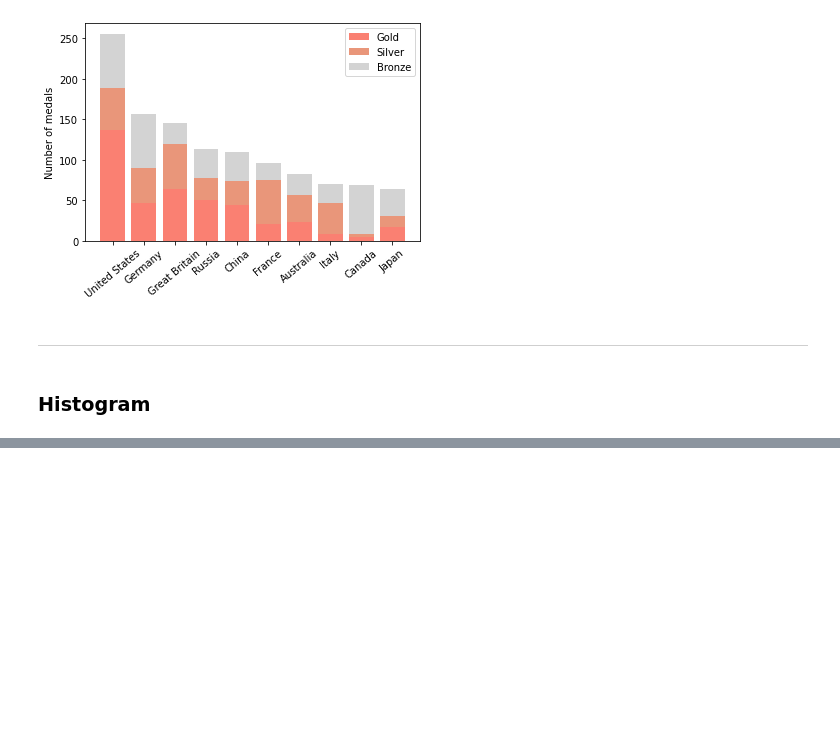
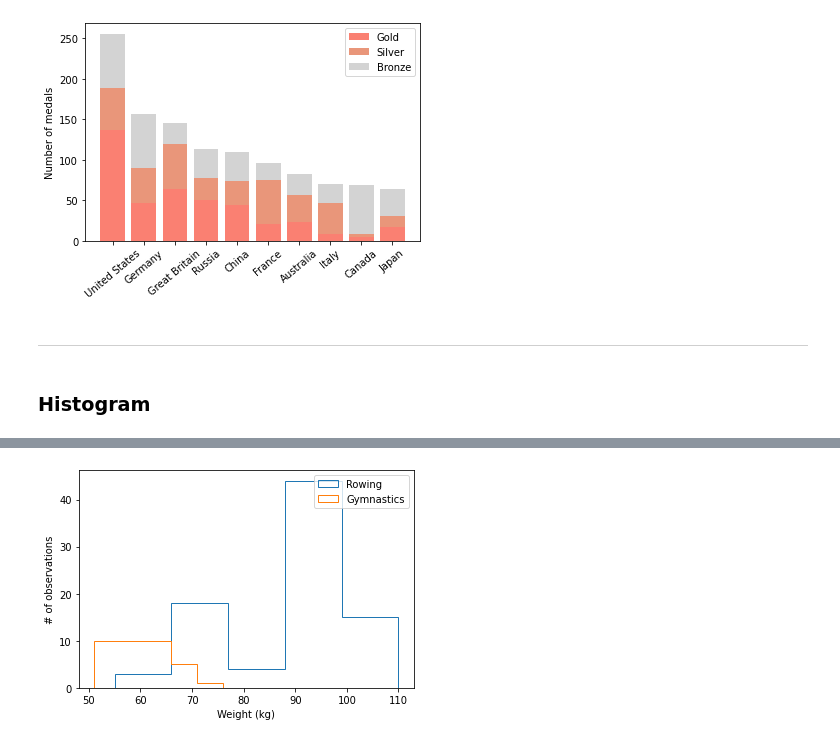
Before and after one commit to ishtiakrongon/Datacamp-Introduction_to_Data_Visualization_with_Matplotlib, a Jupyter notebook: Introduction to matplotlib.ipynb, the cells around one changed output, grey strips where cells are left out. Cells and saved outputs as stored; diff of their text form; code cells hidden in the pictures; blank space fills up the shorter version.

```diff
--- a/Introduction to matplotlib.ipynb
+++ b/Introduction to matplotlib.ipynb
@@ -308,3 +308,7 @@ plt.show()
 ---
 # %% [markdown]
 ### Histogram
+# %%
+summer = pd.read_csv("D:/git_repositories/Datacamp-Introduction_to_Data_Visualization_with_Matplotlib/Datasets/summer2016.csv", index_col = 0)
+# %%
+mens_rowing = summer.loc[:,["Height", "Weight", "Age", "Sex", "Sport"]].query('Sex == "M" and Sport == "Rowing"')
@@ -310,0 +324,2 @@ plt.show()
+# %%
+mens_gymnastics = summer.loc[:,["Height", "Weight", "Age", "Sex", "Sport"]].query('Sex == "M" and Sport == "Gymnastics"')
@@ -325,0 +352,18 @@ plt.show()
+# %%
+fig, ax = plt.subplots()
+
+# Plot a histogram of "Weight" for mens_rowing
+
+ax.hist(mens_rowing["Weight"], label = "Rowing", histtype = "step", bins = 5)
+
+# Compare to histogram of "Weight" for mens_gymnastics
+ax.hist(mens_gymnastics["Weight"], label = "Gymnastics", histtype = 'step', bins = 5)
+
+ax.set_xlabel("Weight (kg)")
+ax.set_ylabel("# of observations")
+
+# Add the legend and show the Figure
+ax.legend()
+plt.show()
+# %% [output]
+[figure, added]
```
Also changed, not shown: parts of 3 cells of this notebook.
